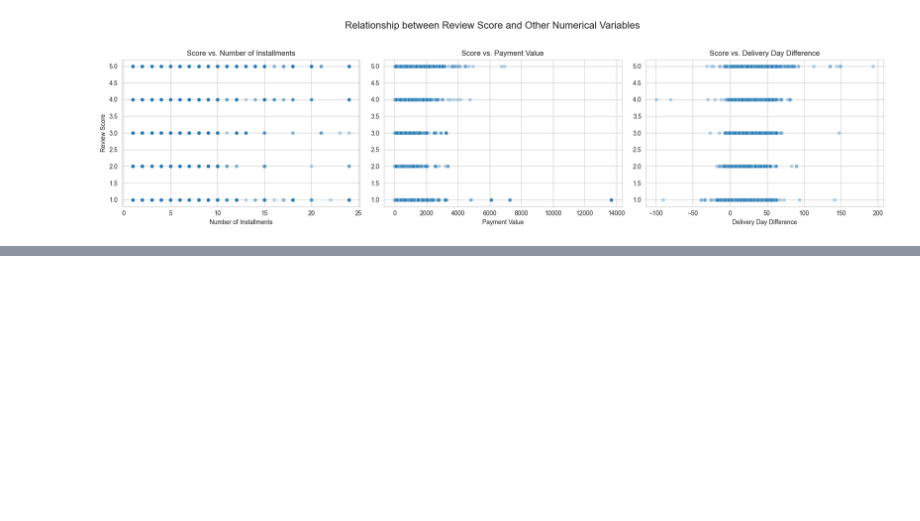
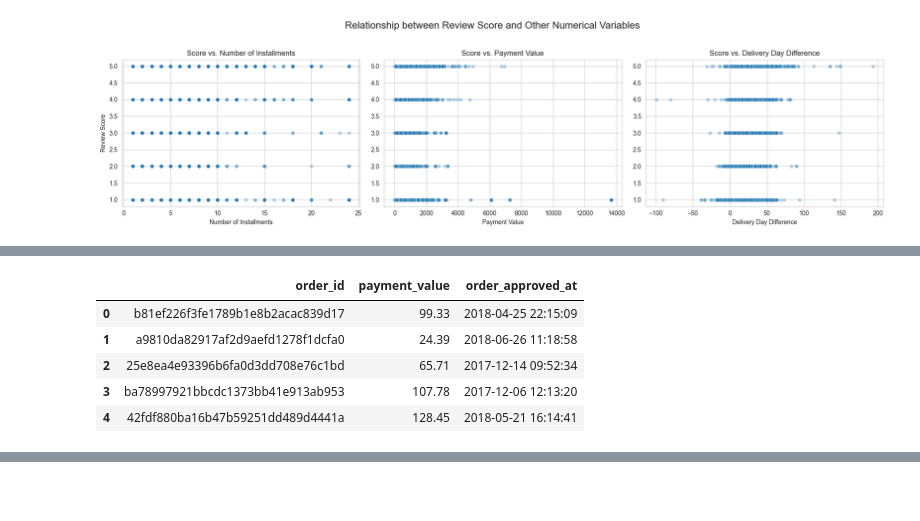
Before and after one commit to ItalloLinhares/Olist-E-Commerce-Data-Analysis, a Jupyter notebook: Olist_Projeto_Analise_de_Dados.ipynb, the cells around one changed output, grey strips where cells are left out. Saved outputs shown, nothing was run; the diff lists cells and outputs as text; code cells hidden in the pictures; blank space fills up the shorter version.

```diff
--- a/Olist_Projeto_Analise_de_Dados.ipynb
+++ b/Olist_Projeto_Analise_de_Dados.ipynb
@@ -795,0 +895,11 @@ plt.show()
+# %%
+orders_payments_date = pd.merge(orders_payments, orders, on='order_id', how='left')
+orders_payments_date = orders_payments_date[['order_id', 'payment_value', 'order_approved_at']]
+orders_payments_date.head()
+# %% [output]
+|  | order_id | payment_value | order_approved_at |
+| 0 | b81ef226f3fe1789b1e8b2acac839d17 | 99.33 | 2018-04-25 22:15:09 |
+| 1 | a9810da82917af2d9aefd1278f1dcfa0 | 24.39 | 2018-06-26 11:18:58 |
+| 2 | 25e8ea4e93396b6fa0d3dd708e76c1bd | 65.71 | 2017-12-14 09:52:34 |
+| 3 | ba78997921bbcdc1373bb41e913ab953 | 107.78 | 2017-12-06 12:13:20 |
+| 4 | 42fdf880ba16b47b59251dd489d4441a | 128.45 | 2018-05-21 16:14:41 |
```
Also changed, not shown: parts of 17 cells of this notebook.
